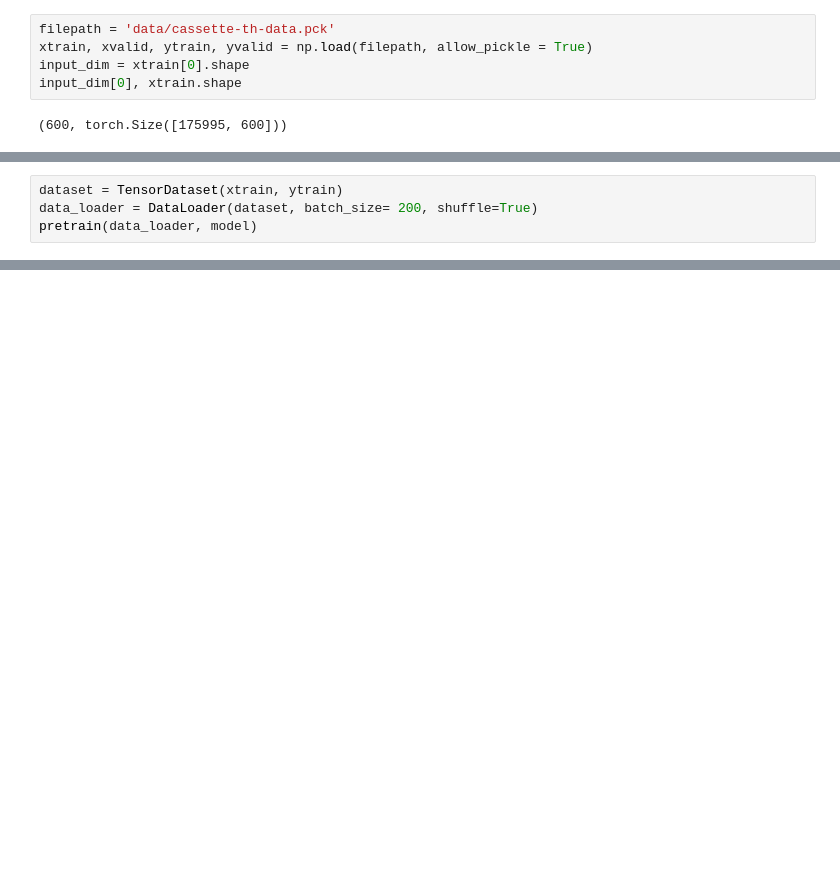
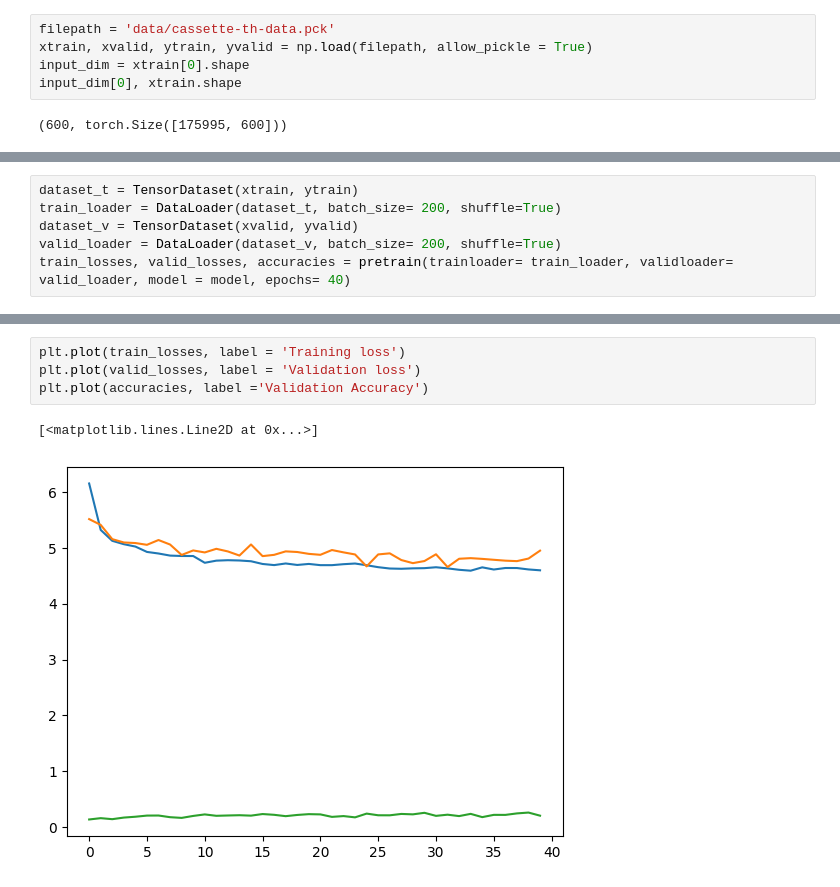
Before and after one commit to oscarninou/adl24-sleep-stage, a Jupyter notebook: random_projection_pretraing.ipynb, the cells around one changed output, grey strips where cells are left out. Saved outputs shown, nothing was run; the diff lists cells and outputs as text; blank space fills up the shorter version.

```diff
--- a/random_projection_pretraing.ipynb
+++ b/random_projection_pretraing.ipynb
@@ -273,4 +318,0 @@ Text(0.5, 1.0, 'Visualisation du masque')
-# %%
-dataset = TensorDataset(xtrain, ytrain)
-data_loader = DataLoader(dataset, batch_size= 200, shuffle=True)
-pretrain(data_loader, model)
@@ -308,0 +319,6 @@ torch.Size([195, 600])
+# %%
+dataset_t = TensorDataset(xtrain, ytrain)
+train_loader = DataLoader(dataset_t, batch_size= 200, shuffle=True)
+dataset_v = TensorDataset(xvalid, yvalid)
+valid_loader = DataLoader(dataset_v, batch_size= 200, shuffle=True)
+train_losses, valid_losses, accuracies = pretrain(trainloader= train_loader, validloader= valid_loader, model = model, epochs= 40)
@@ -308,0 +339,7 @@ torch.Size([195, 600])
+# %%
+plt.plot(train_losses, label = 'Training loss')
+plt.plot(valid_losses, label = 'Validation loss')
+plt.plot(accuracies, label ='Validation Accuracy')
+# %% [output]
+[<matplotlib.lines.Line2D at 0x...>]
+[figure, added]
```
Also changed, not shown: parts of 10 cells of this notebook, 2 other files.
